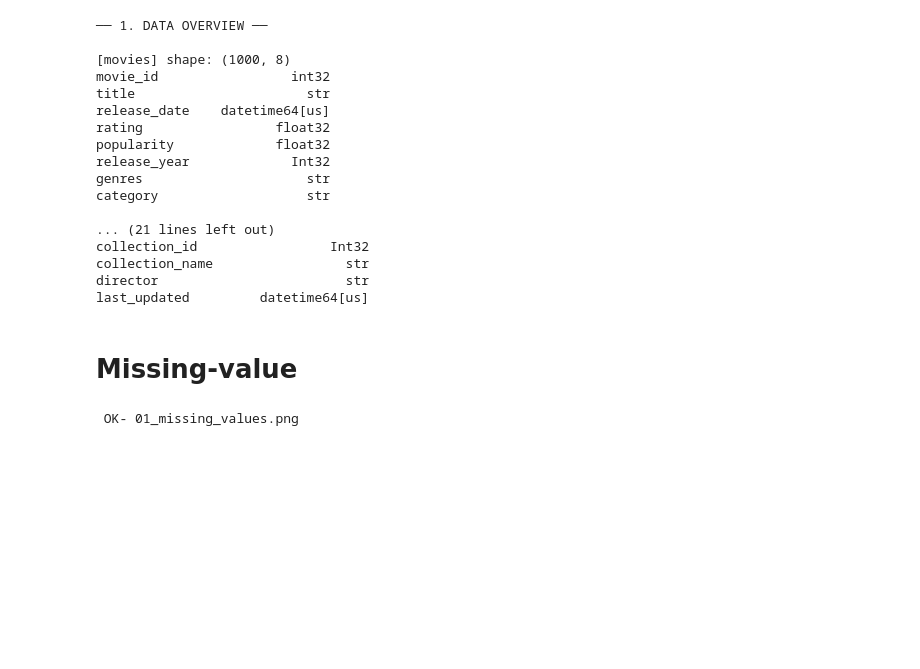
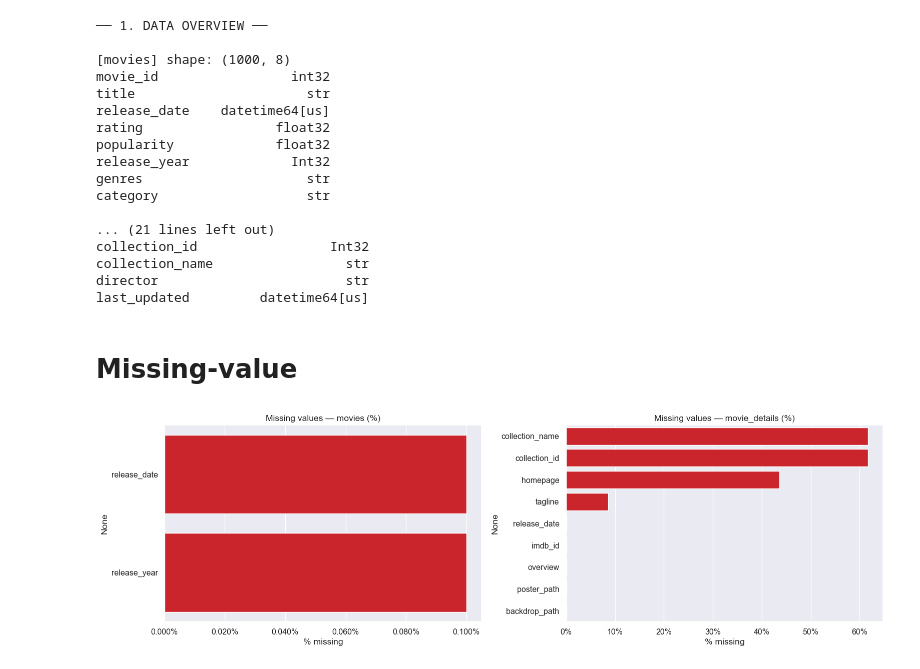
Before and after one commit to GrannyApples/Grupp7_Datavisualisering_DE_UX, a Jupyter notebook: notebooks/eda_anton.ipynb, the cells around one changed output. Cells and saved outputs as stored; diff of their text form; code cells hidden in the pictures; blank space fills up the shorter version.

```diff
--- a/notebooks/eda_anton.ipynb
+++ b/notebooks/eda_anton.ipynb
@@ -159,16 +159,15 @@ last_updated         datetime64[us]
 # %%
 fig, axes = plt.subplots(1, 2, figsize=(16, 5))
 for ax, frame, title in zip(axes, [movies, details], ["movies", "movie_details"]):
     null_pct = frame.isnull().mean().sort_values(ascending=False) * 100
     null_pct = null_pct[null_pct > 0]
     if null_pct.empty:
         ax.set_visible(False)
         continue
     sns.barplot(x=null_pct.values, y=null_pct.index, ax=ax, color=ACCENT)
     ax.set_title(f"Missing values — {title} (%)")
     ax.set_xlabel("% missing")
     ax.xaxis.set_major_formatter(mticker.PercentFormatter())
 plt.tight_layout()
-savefig("01_missing_values")
 # %% [output]
- OK- 01_missing_values.png
+[figure, added]
```
Also changed, not shown: parts of 12 cells of this notebook, 1 other file.
